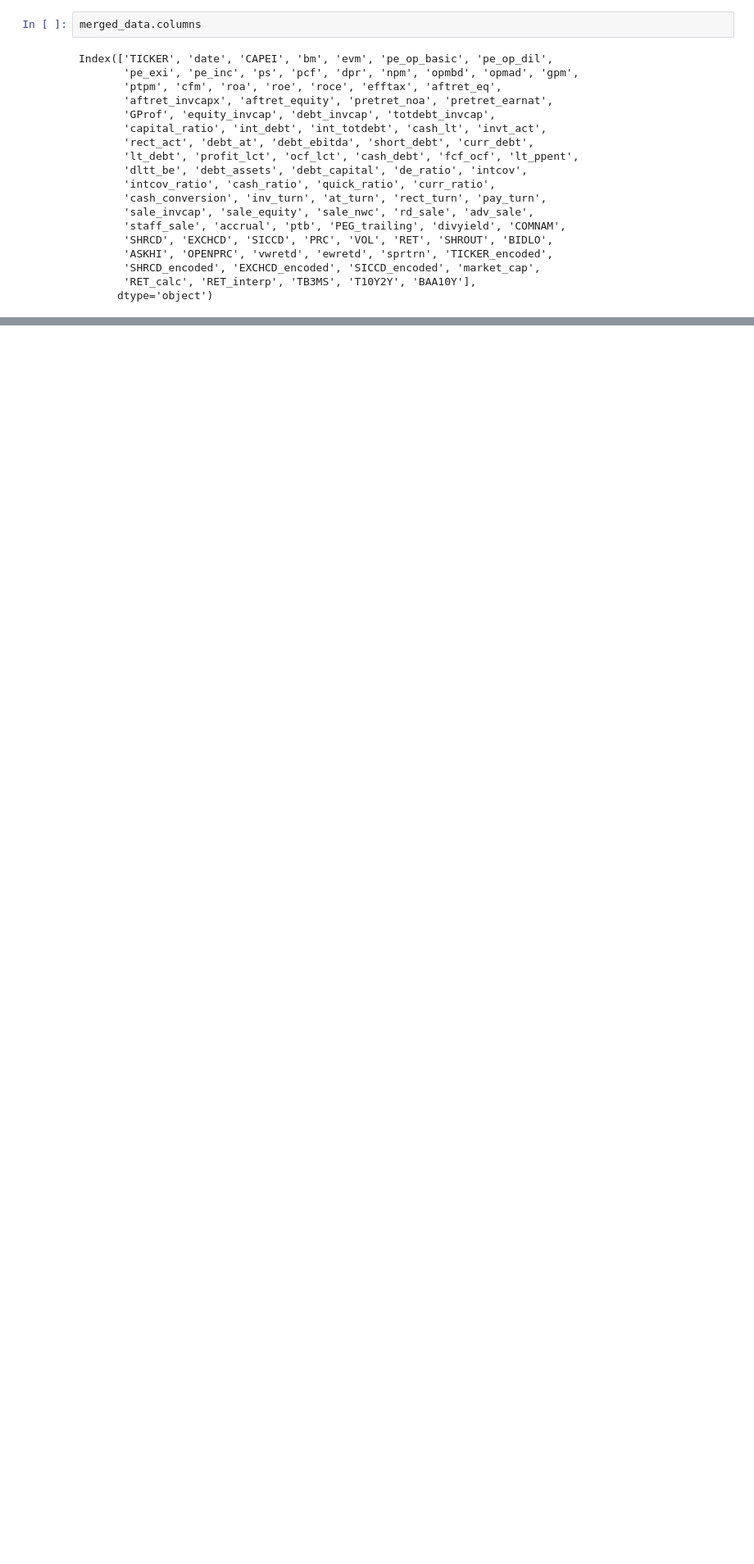
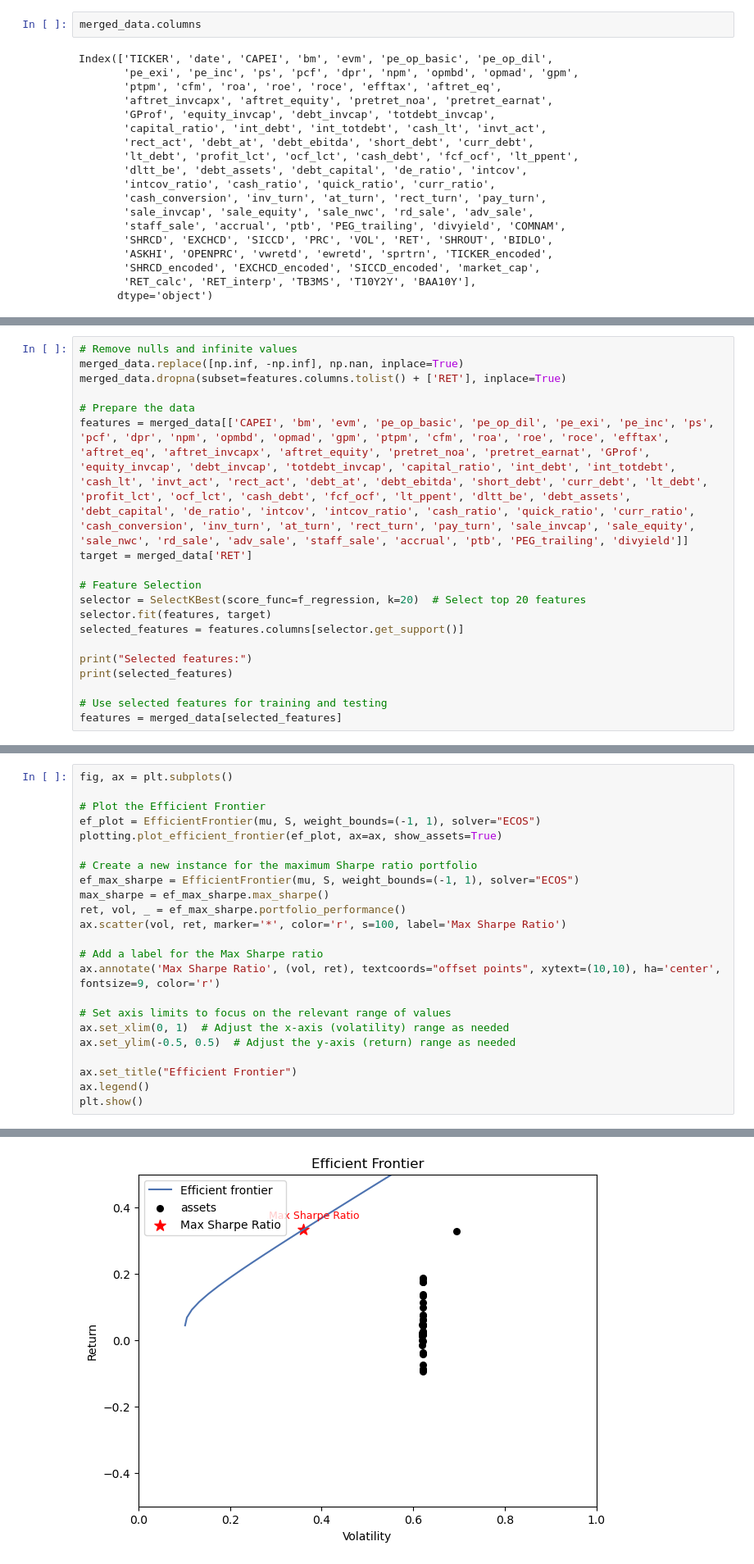
Before and after one commit to wenjiaqi8255/ML_Portfolio_Optmization, a Jupyter notebook: Final Project.ipynb, the cells around one changed output, grey strips where cells are left out. Shown at 82% size. Saved outputs shown, nothing was run; the diff lists cells and outputs as text; blank space fills up the shorter version.

```diff
--- a/Final Project.ipynb
+++ b/Final Project.ipynb
@@ -334,0 +302,19 @@ Preprocessed feature names:
+# %%
+# Remove nulls and infinite values
+merged_data.replace([np.inf, -np.inf], np.nan, inplace=True)
+merged_data.dropna(subset=features.columns.tolist() + ['RET'], inplace=True)
+
+# Prepare the data
+features = merged_data[['CAPEI', 'bm', 'evm', 'pe_op_basic', 'pe_op_dil', 'pe_exi', 'pe_inc', 'ps', 'pcf', 'dpr', 'npm', 'opmbd', 'opmad', 'gpm', 'ptpm', 'cfm', 'roa', 'roe', 'roce', 'efftax', 'aftret_eq', 'aftret_invcapx', 'aftret_equity', 'pretret_noa', 'pretret_earnat', 'GProf', 'equity_invcap', 'debt_invcap', 'totdebt_invcap', 'capital_ratio', 'int_debt', 'int_totdebt', 'cash_lt', 'invt_act', 'rect_act', 'debt_at', 'debt_ebitda', 'short_debt', 'curr_debt', 'lt_debt', 'profit_lct', 'ocf_lct', 'cash_debt', 'fcf_ocf', 'lt_ppent', 'dltt_be', 'debt_assets', 'debt_capital', 'de_ratio', 'intcov', 'intcov_ratio', 'cash_ratio', 'quick_ratio', 'curr_ratio', 'cash_conversion', 'inv_turn', 'at_turn', 'rect_turn', 'pay_turn', 'sale_invcap', 'sale_equity', 'sale_nwc', 'rd_sale', 'adv_sale', 'staff_sale', 'accrual', 'ptb', 'PEG_trailing', 'divyield']]
+target = merged_data['RET']
+
+# Feature Selection
+selector = SelectKBest(score_func=f_regression, k=20)  # Select top 20 features
+selector.fit(features, target)
+selected_features = features.columns[selector.get_support()]
+
+print("Selected features:")
+print(selected_features)
+
+# Use selected features for training and testing
+features = merged_data[selected_features]
@@ -549,0 +500,24 @@ Associated rows of data in X_test:
+# %%
+fig, ax = plt.subplots()
+
+# Plot the Efficient Frontier
+ef_plot = EfficientFrontier(mu, S, weight_bounds=(-1, 1), solver="ECOS")
+plotting.plot_efficient_frontier(ef_plot, ax=ax, show_assets=True)
+
+# Create a new instance for the maximum Sharpe ratio portfolio
+ef_max_sharpe = EfficientFrontier(mu, S, weight_bounds=(-1, 1), solver="ECOS")
+max_sharpe = ef_max_sharpe.max_sharpe()
+ret, vol, _ = ef_max_sharpe.portfolio_performance()
+ax.scatter(vol, ret, marker='*', color='r', s=100, label='Max Sharpe Ratio')
+
+# Add a label for the Max Sharpe ratio
+ax.annotate('Max Sharpe Ratio', (vol, ret), textcoords="offset points", xytext=(10,10), ha='center', fontsize=9, color='r')
+
+# Set axis limits to focus on the relevant range of values
+ax.set_xlim(0, 1)  # Adjust the x-axis (volatility) range as needed
+ax.set_ylim(-0.5, 0.5)  # Adjust the y-axis (return) range as needed
+
+ax.set_title("Efficient Frontier")
+ax.legend()
+plt.show()
+# %% [output]
@@ -549,0 +532 @@ Associated rows of data in X_test:
+[figure, added]
```
Also changed, not shown: parts of 28 cells of this notebook.
